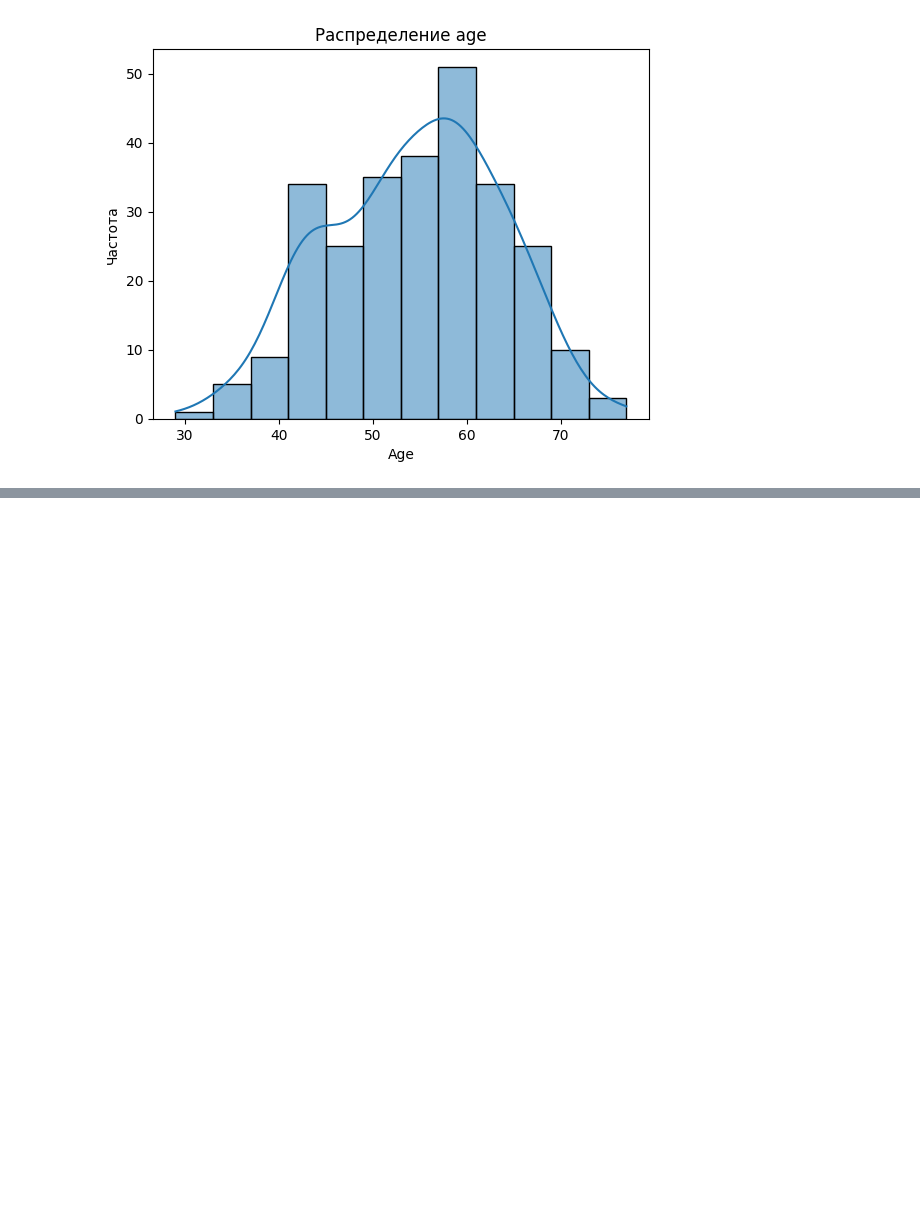
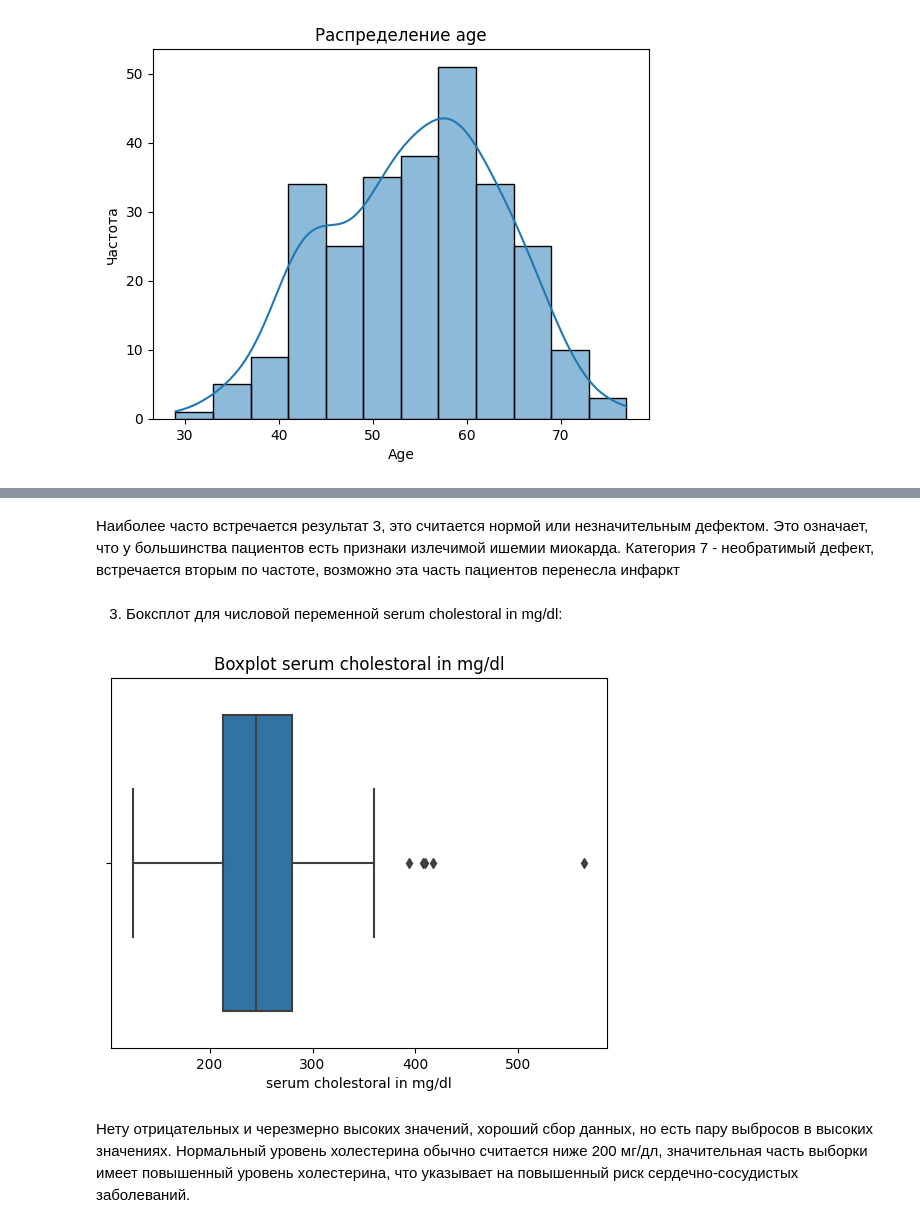
Before and after one commit to Kurennu/ML, a Jupyter notebook: task_1.ipynb, the cells around one changed output, grey strips where cells are left out. Saved outputs shown, nothing was run; the diff lists cells and outputs as text; code cells hidden in the pictures; blank space fills up the shorter version.

```diff
--- a/1.ipynb
+++ b/task_1.ipynb
@@ -182,0 +191,13 @@ plt.show()
+# %% [markdown]
+Наиболее часто встречается результат 3, это считается нормой или незначительным дефектом. Это означает, что у большинства пациентов есть признаки излечимой ишемии миокарда. Категория 7 - необратимый дефект, встречается вторым по частоте, возможно эта часть пациентов перенесла инфаркт
+# %% [markdown]
+3. Боксплот для числовой переменной serum cholestoral in mg/dl:
+# %%
+sns.boxplot(x=df['serum cholestoral in mg/dl      '])
+plt.title('Boxplot serum cholestoral in mg/dl')
+plt.xlabel('serum cholestoral in mg/dl')
+plt.show()
+# %% [output]
+[figure, added]
+# %% [markdown]
+Нету отрицательных и черезмерно высоких значений, хороший сбор данных, но есть пару выбросов в высоких значениях. Нормальный уровень холестерина обычно считается ниже 200 мг/дл, значительная часть выборки имеет повышенный уровень холестерина, что указывает на повышенный риск сердечно-сосудистых заболеваний.
```
Also changed, not shown: parts of 12 cells of this notebook, 1 other file.
